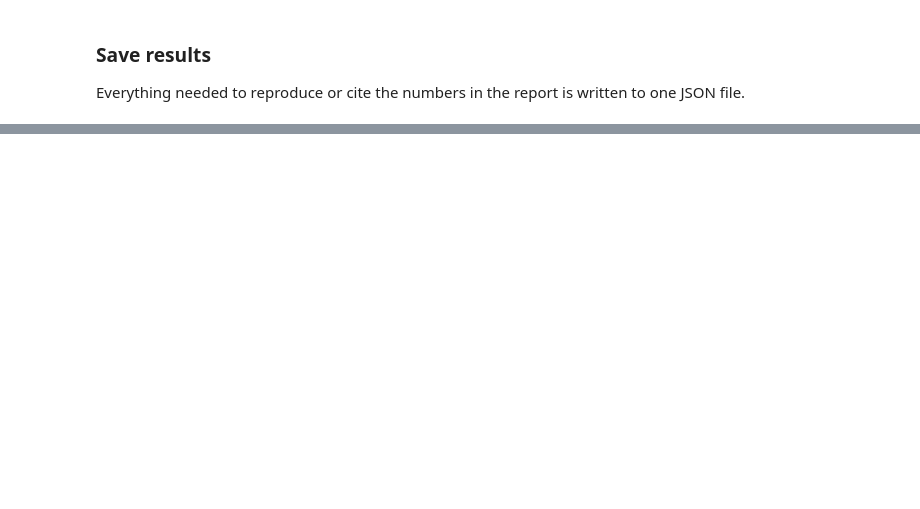
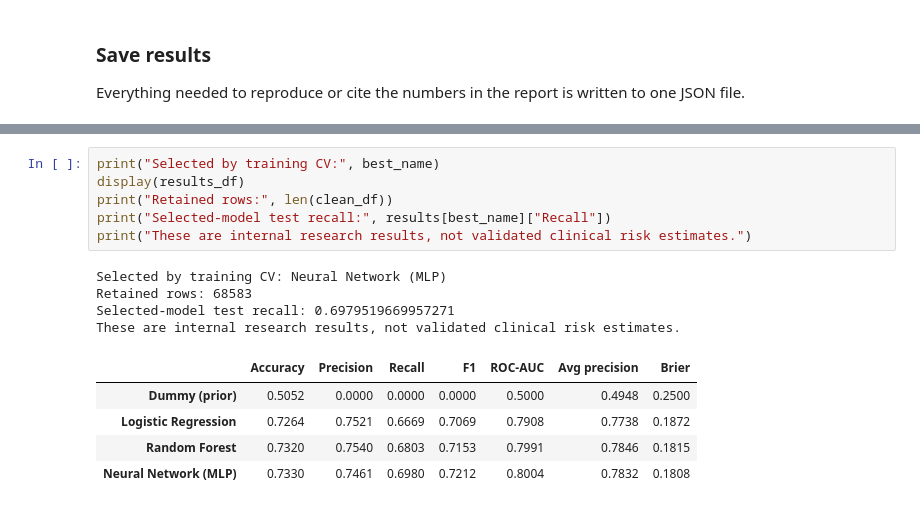
Before and after one commit to sunil-9/data-warehouse, a Jupyter notebook: NIT6160_Cardio_Project.ipynb, the cells around one changed output, grey strips where cells are left out. Cells and saved outputs as stored; diff of their text form; blank space fills up the shorter version.

```diff
--- a/NIT6160_Cardio_Project.ipynb
+++ b/NIT6160_Cardio_Project.ipynb
@@ -803,0 +889,16 @@ Saved reports/notebook_results.json
+# %%
+print("Selected by training CV:", best_name)
+display(results_df)
+print("Retained rows:", len(clean_df))
+print("Selected-model test recall:", results[best_name]["Recall"])
+print("These are internal research results, not validated clinical risk estimates.")
+# %% [output]
+Selected by training CV: Neural Network (MLP)
+Retained rows: 68583
+Selected-model test recall: 0.6979519669957271
+These are internal research results, not validated clinical risk estimates.
+|  | Accuracy | Precision | Recall | F1 | ROC-AUC | Avg precision | Brier |
+| Dummy (prior) | 0.5052 | 0.0000 | 0.0000 | 0.0000 | 0.5000 | 0.4948 | 0.2500 |
+| Logistic Regression | 0.7264 | 0.7521 | 0.6669 | 0.7069 | 0.7908 | 0.7738 | 0.1872 |
+| Random Forest | 0.7320 | 0.7540 | 0.6803 | 0.7153 | 0.7991 | 0.7846 | 0.1815 |
+| Neural Network (MLP) | 0.7330 | 0.7461 | 0.6980 | 0.7212 | 0.8004 | 0.7832 | 0.1808 |
```
Also changed, not shown: parts of 33 cells of this notebook, 26 other files.
